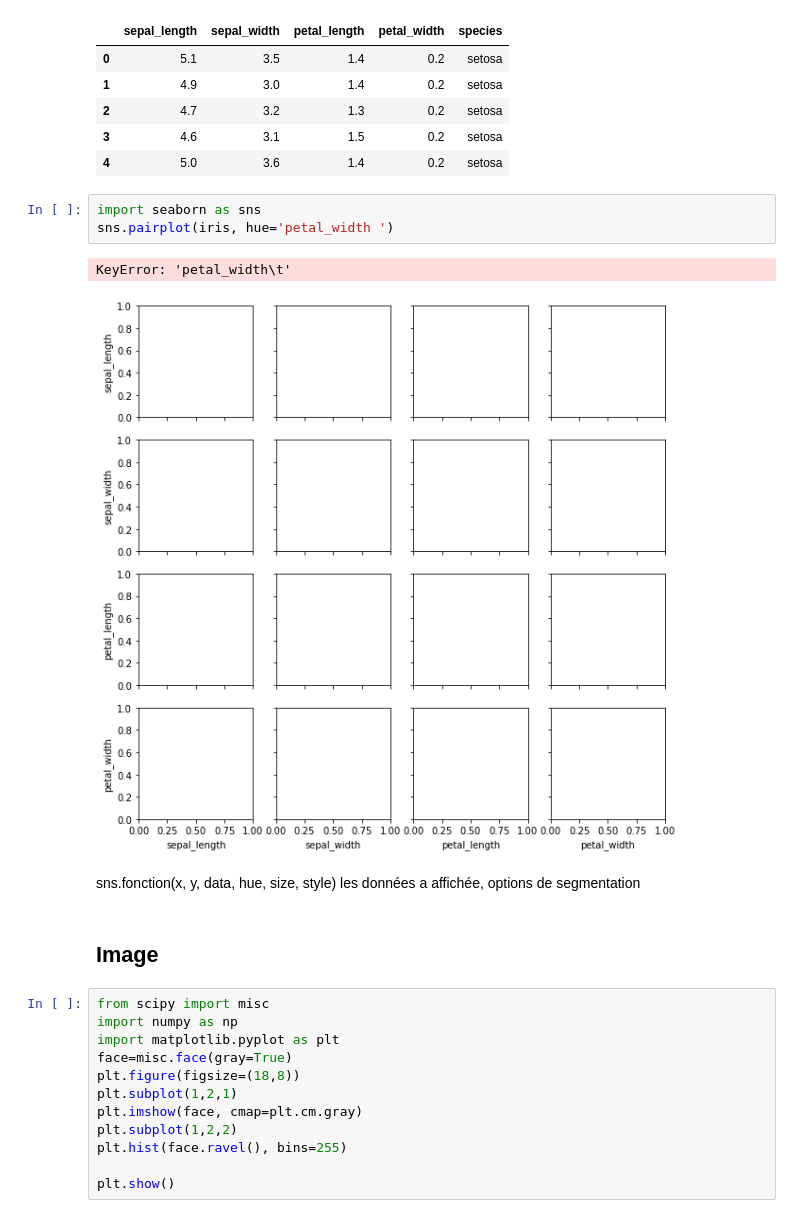
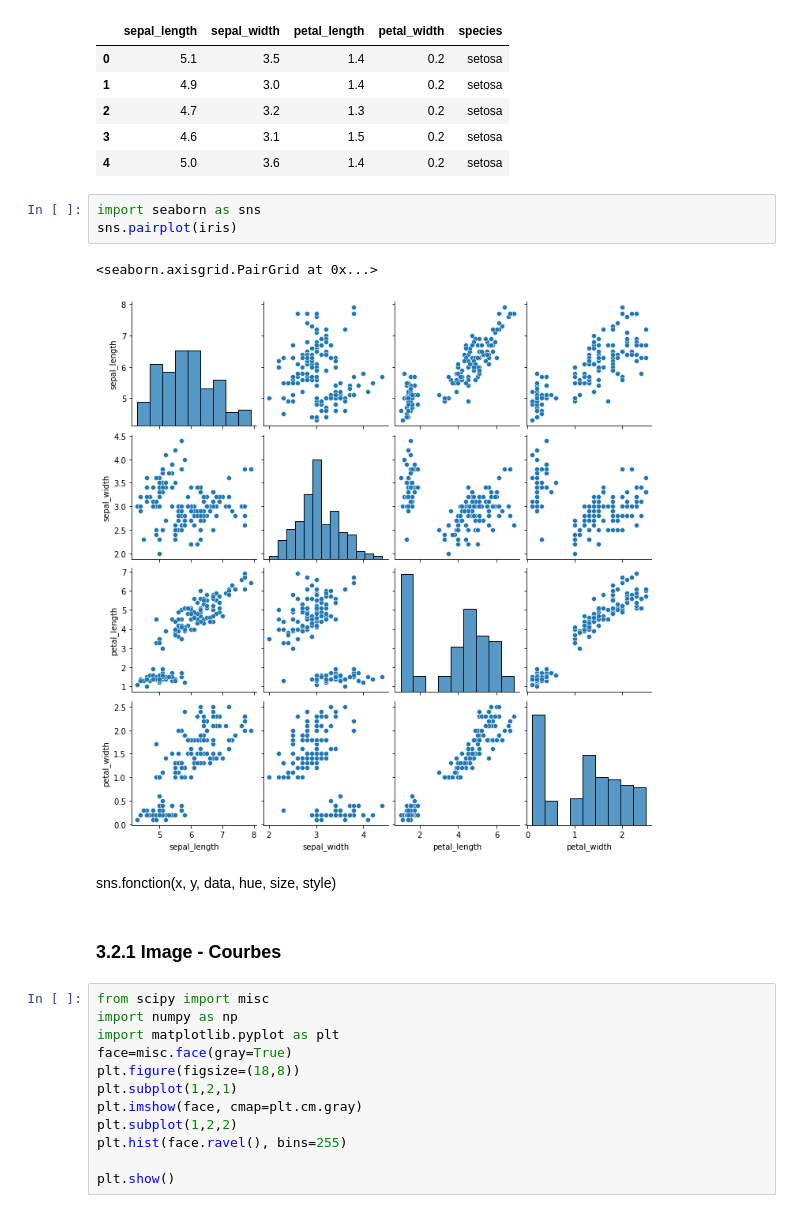
Before and after one commit to mohamed063197/Data-scientist, a Jupyter notebook: 03_Viisualisation_données-matplotlib_seaborn + Application.ipynb, the cells around one changed output. Cells and saved outputs as stored; diff of their text form.

```diff
--- a/03_Viisualisation_données-matplotlib_seaborn + Application.ipynb
+++ b/03_Viisualisation_données-matplotlib_seaborn + Application.ipynb
@@ -279,15 +200,14 @@ iris.head()
 | 4 | 5.0 | 3.6 | 1.4 | 0.2 | setosa |
 # %%
 import seaborn as sns
-sns.pairplot(iris, hue='petal_width	')
+sns.pairplot(iris)
 # %% [output]
-KeyError: 'petal_width\t'
+<seaborn.axisgrid.PairGrid at 0x...>
-[figure, old version]
+[figure, new version]
 # %% [markdown]
 sns.fonction(x, y, data, hue, size, style)
-            les données a affichée, options de segmentation
 # %% [markdown]
-## Image
+### 3.2.1 Image - Courbes
 # %%
 from scipy import misc
 import numpy as np
```
Also changed, not shown: parts of 23 cells of this notebook, 2 other files.
